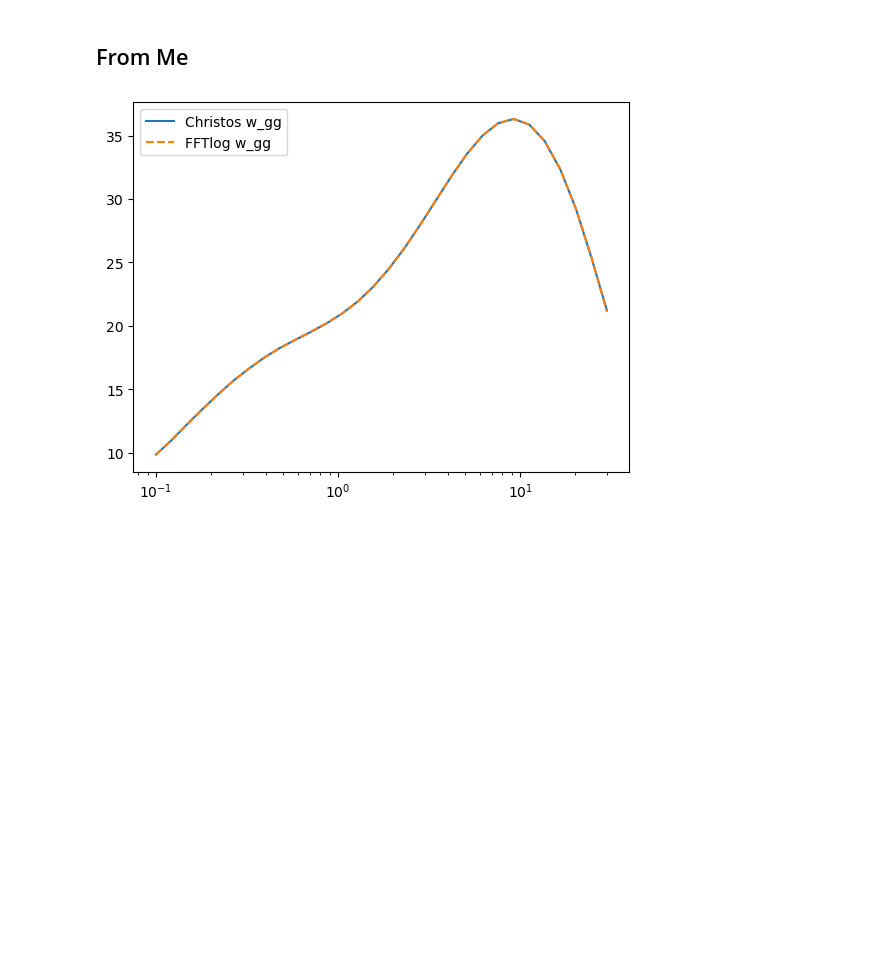
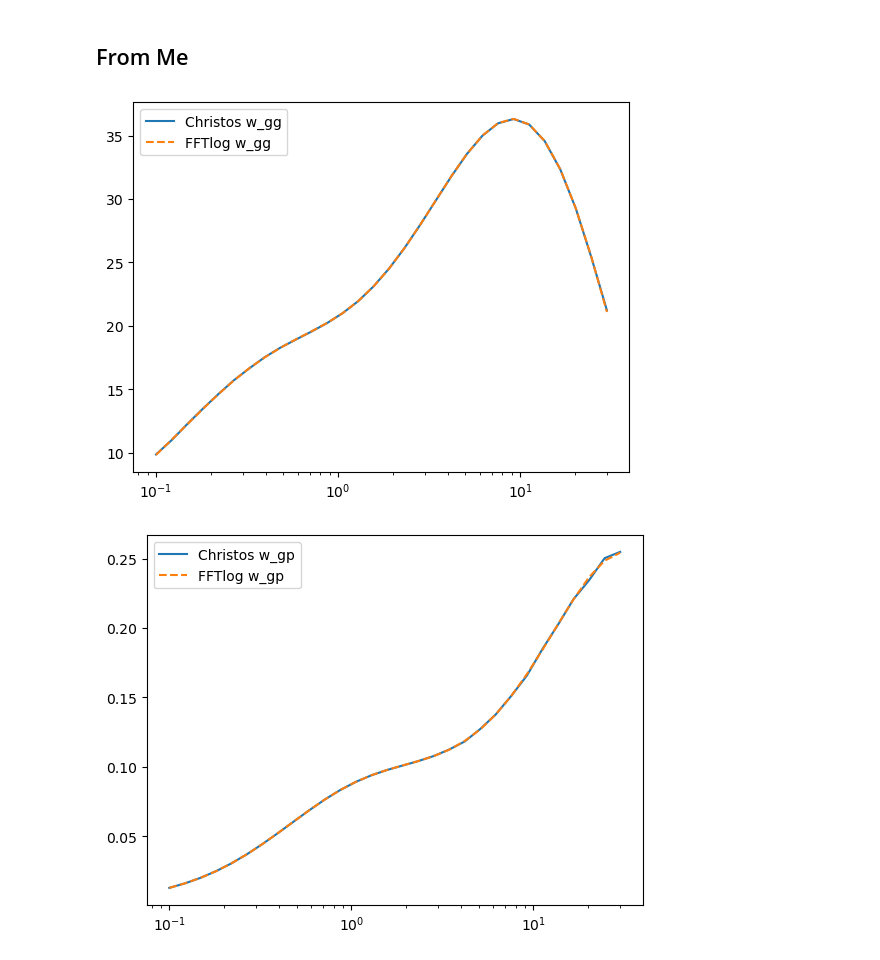
Before and after one commit to DennisNeumann97/GNAT, a Jupyter notebook: codebase_develop.ipynb, the cells around one changed output. Cells and saved outputs as stored; diff of their text form; code cells hidden in the pictures; blank space fills up the shorter version.

```diff
--- a/codebase_develop.ipynb
+++ b/codebase_develop.ipynb
@@ -520,7 +517,7 @@ cosmo = ccl.Cosmology(**cosmo_dict)
 rp_christos = np.geomspace(0.1/cosmo_dict["h"], 30/cosmo_dict["h"], 30)
 # Pi_max = 20/cosmo_dict["h"]
 Pi_max = 50/cosmo_dict["h"]
-z = 1.0
+z = 0.0
 # %%
 wgg_christos = compute_wgg(cosmo, rp_christos, Pi_max, z)
 wgp_christos = compute_wgp(cosmo, rp_christos, Pi_max, z)
@@ -596,8 +593,15 @@ w_gg = projectionsHandler.convert_multipoles_to_projected_correlation_function(
 # %%
 plt.semilogx(rp_christos*cosmo_dict['h'], rp_christos*wgg_christos*cosmo_dict['h']**2, label='Christos w_gg')
 plt.semilogx(rp*cosmo_dict['h'], rp*w_gg*cosmo_dict['h']**2, label='FFTlog w_gg', linestyle='--')
 plt.legend()
 plt.show()
 plt.close()
+
+plt.semilogx(rp_christos*cosmo_dict['h'], rp_christos*wgp_christos*cosmo_dict['h']**2, label='Christos w_gp')
+plt.semilogx(rp*cosmo_dict['h'], rp*w_gp*cosmo_dict['h']**2, label='FFTlog w_gp', linestyle='--')
+plt.legend()
+plt.show()
+plt.close()
 # %% [output]
 [figure]
+[figure, added]
```
Also changed, not shown: parts of 3 cells of this notebook, 3 other files.
